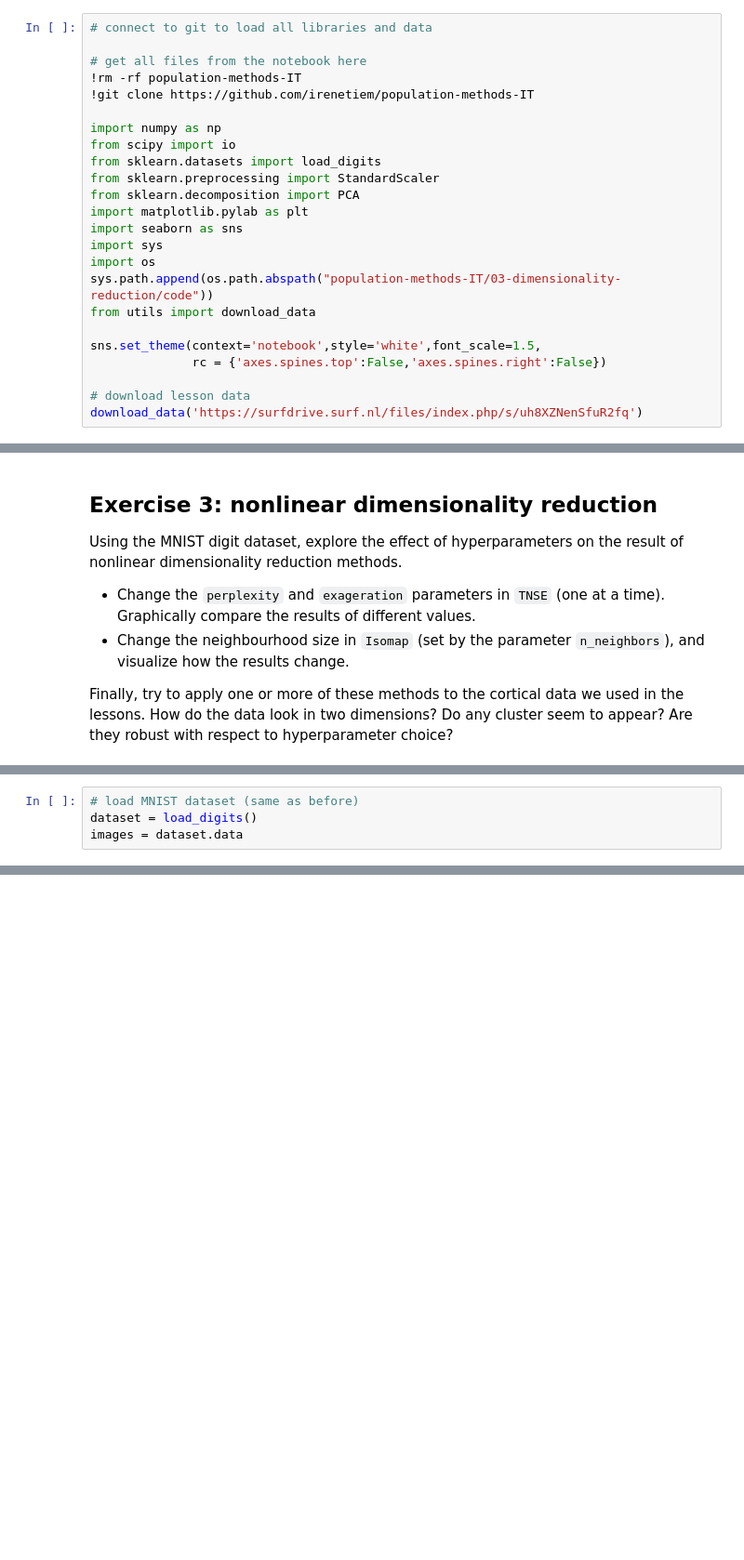
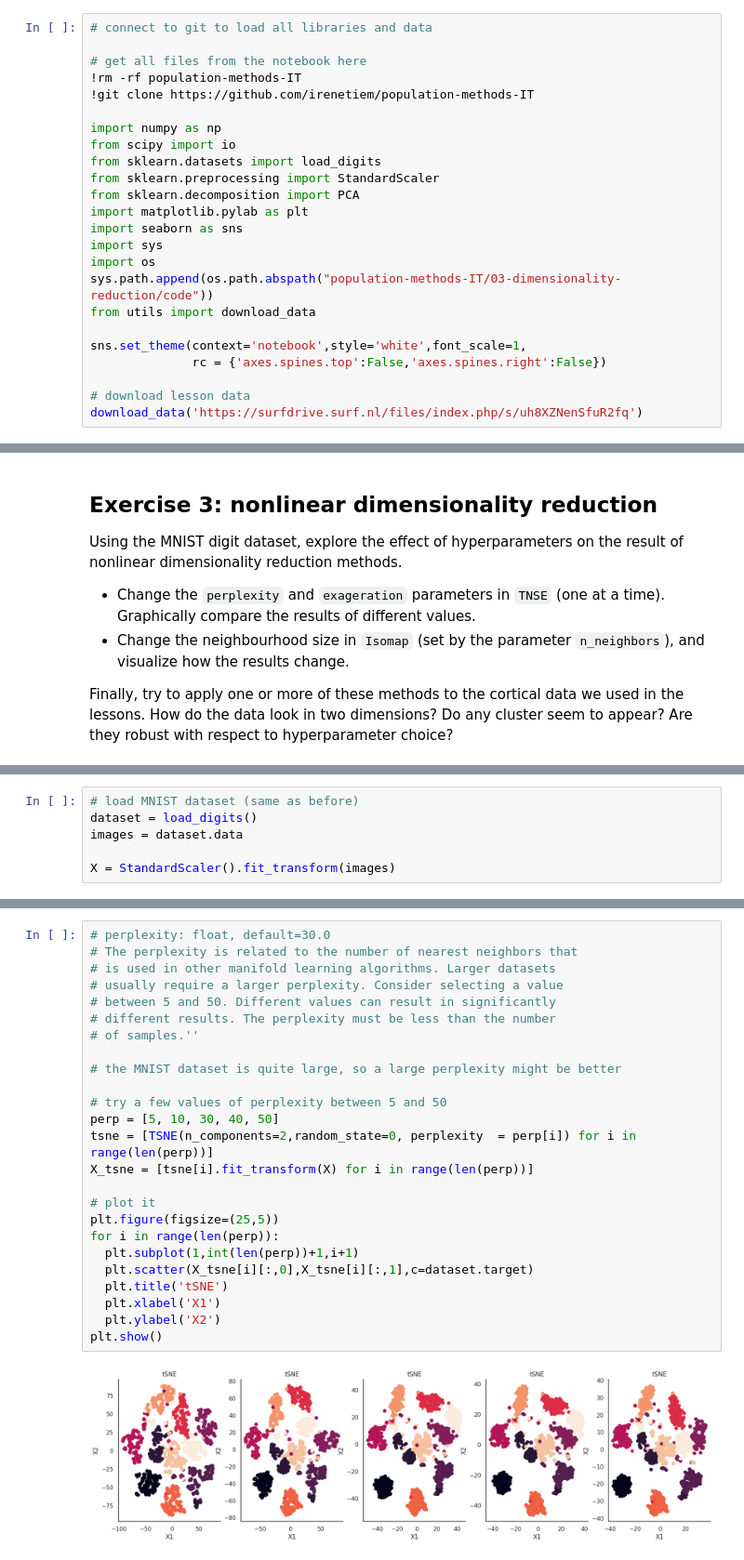
Before and after one commit to irenetiem/population-methods-IT, a Jupyter notebook: 03-dimensionality-reduction/exercises.ipynb, the cells around one changed output, grey strips where cells are left out. Shown at 93% size. Drawn from its saved outputs; the diff is of its cells as text; blank space fills up the shorter version.

```diff
--- a/03-dimensionality-reduction/exercises.ipynb
+++ b/03-dimensionality-reduction/exercises.ipynb
@@ -21,7 +21,7 @@ import os
 sys.path.append(os.path.abspath("population-methods-IT/03-dimensionality-reduction/code"))
 from utils import download_data
 
-sns.set_theme(context='notebook',style='white',font_scale=1.5,
+sns.set_theme(context='notebook',style='white',font_scale=1,
               rc = {'axes.spines.top':False,'axes.spines.right':False})
 
 # download lesson data
@@ -274,3 +280,5 @@ Finally, try to apply one or more of these methods to the cortical data we used
 # load MNIST dataset (same as before)
 dataset = load_digits()
 images = dataset.data
+
+X = StandardScaler().fit_transform(images)
@@ -276,0 +289,27 @@ images = dataset.data
+# %%
+# perplexity: float, default=30.0
+# The perplexity is related to the number of nearest neighbors that
+# is used in other manifold learning algorithms. Larger datasets
+# usually require a larger perplexity. Consider selecting a value
+# between 5 and 50. Different values can result in significantly
+# different results. The perplexity must be less than the number
+# of samples.''
+
+# the MNIST dataset is quite large, so a large perplexity might be better
+
+# try a few values of perplexity between 5 and 50
+perp = [5, 10, 30, 40, 50]
+tsne = [TSNE(n_components=2,random_state=0, perplexity  = perp[i]) for i in range(len(perp))]
+X_tsne = [tsne[i].fit_transform(X) for i in range(len(perp))]
+
+# plot it
+plt.figure(figsize=(25,5))
+for i in range(len(perp)):
+  plt.subplot(1,int(len(perp))+1,i+1)
+  plt.scatter(X_tsne[i][:,0],X_tsne[i][:,1],c=dataset.target)
+  plt.title('tSNE')
+  plt.xlabel('X1')
+  plt.ylabel('X2')
+plt.show()
+# %% [output]
+[figure, added]
```
Also changed, not shown: parts of 8 cells of this notebook.
